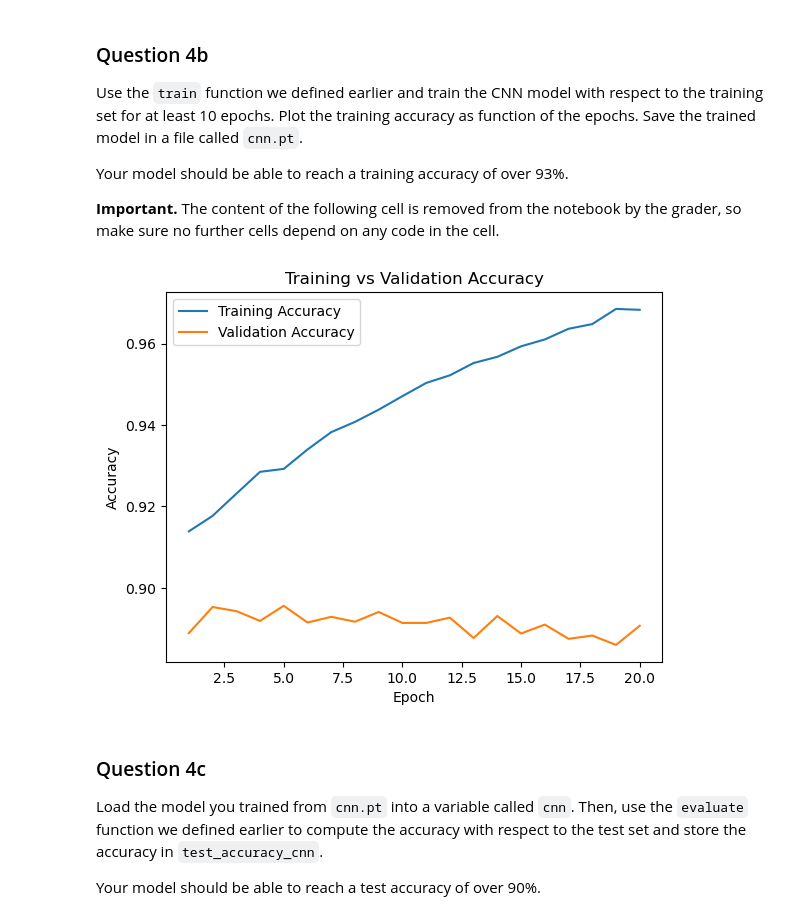
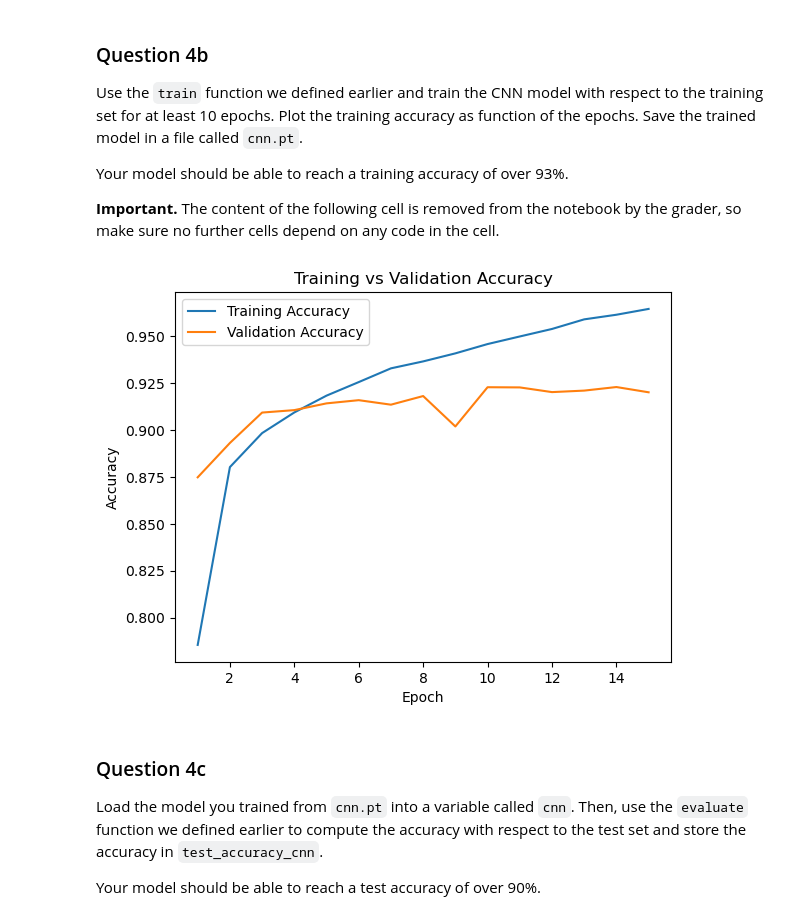
Before and after one commit to BoLaker/Data-Science-and-AI, a Jupyter notebook: assignment5_template.ipynb, the cells around one changed output. Saved outputs shown, nothing was run; the diff lists cells and outputs as text; code cells hidden in the pictures.

```diff
--- a/assignment5_template.ipynb
+++ b/assignment5_template.ipynb
@@ -244,7 +244,7 @@ This function will also be manually inspected by a TA.
 # Codegrade Tag Question2d
 # Do *not* remove the tag above
 
-def train(model, train_loader, val_loader, num_epochs, learning_rate=0.001):
+def train(model, train_loader, val_loader, num_epochs, learning_rate=0.0001):
     loss_fn = nn.CrossEntropyLoss()
     optimizer = optim.Adam(model.parameters(), lr=learning_rate)
 
@@ -469,16 +469,19 @@ class CNN(nn.Module):
         - dropout_probability: float, shared dropout probability for fully connected layers
         """
         super(CNN,self).__init__()
-        self.conv1 = nn.Conv2d(in_channels,conv1_channels,kernel_size,padding)
+        self.conv1 = nn.Conv2d(in_channels,conv1_channels,kernel_size=(3,3),padding=(1,1))
         self.bn1 = nn.BatchNorm2d(conv1_channels)
-        self.conv2 = nn.Conv2d(conv1_channels,conv2_channels, kernel_size,padding)
+        self.conv2 = nn.Conv2d(conv1_channels,conv2_channels, kernel_size=(3,3),padding=(1,1))
         self.bn2 = nn.BatchNorm2d(conv2_channels)
-        self.conv3 = nn.Conv2d(conv2_channels,conv3_channels,kernel_size,padding)
+        self.conv3 = nn.Conv2d(conv2_channels,conv3_channels,kernel_size=(3,3),padding=(1,1))
         self.bn3 = nn.BatchNorm2d(conv3_channels)
 
-        self.pool = nn.MaxPool2d(pool_size,pool_size)
+        self.pool1 = nn.MaxPool2d(kernel_size=2, stride=2)
+        self.pool2 = nn.MaxPool2d(kernel_size=2, stride=2)
+        self.pool3 = nn.MaxPool2d(kernel_size=2, stride=2)
         self.relu = nn.ReLU()
-        self.dropout = nn.Dropout(dropout_probability)
+        self.dropout1 = nn.Dropout(dropout_probability)
+        self.dropout2 = nn.Dropout(dropout_probability)
 
         self.flat_features = self.get_flat_size(in_sizes,in_channels)
         self.fc1 = nn.Linear(self.flat_features,fc1_size)
@@ -489,9 +492,9 @@ class CNN(nn.Module):
     def get_flat_size(self, in_sizes, in_channels):
         with torch.no_grad():
             x = torch.zeros(1, in_channels, in_sizes[0], in_sizes[1])
-            x = self.pool(self.relu(self.bn1(self.conv1(x))))
-            x = self.pool(self.relu(self.bn2(self.conv2(x))))
-            x = self.pool(self.relu(self.bn3(self.conv3(x))))
+            x = self.pool1(self.relu(self.bn1(self.conv1(x))))
+            x = self.pool2(self.relu(self.bn2(self.conv2(x))))
+            x = self.pool3(self.relu(self.bn3(self.conv3(x))))
             return x.numel()
 
 
@@ -499,14 +502,14 @@ class CNN(nn.Module):
         """
         Evaluates the network
         """
-        x = self.pool(self.relu(self.bn1(self.conv1(x))))
-        x = self.pool(self.relu(self.bn2(self.conv2(x))))
-        x = self.pool(self.relu(self.bn3(self.conv3(x))))
+        x = self.pool1(self.relu(self.bn1(self.conv1(x))))
+        x = self.pool2(self.relu(self.bn2(self.conv2(x))))
+        x = self.pool3(self.relu(self.bn3(self.conv3(x))))
         x = x.view(x.size(0), -1)
         x = self.relu(self.fc1(x))
-        x = self.dropout(x)
+        x = self.dropout1(x)
         x = self.relu(self.fc2(x))
-        x = self.dropout(x)
+        x = self.dropout2(x)
         x = self.out(x)
         return x
 
@@ -533,24 +536,24 @@ Your model should be able to reach a training accuracy of over 93%.
 # %%
 # Codegrade Tag Question4b
 # Do *not* remove the tag above
 
 train_losses, train_accuracies, val_losses, val_accuracies = train(
-    cnn, train_loader, val_loader, num_epochs=20
+    cnn, train_loader, val_loader, num_epochs=15, learning_rate=0.0005
 )
 
 torch.save(cnn.state_dict(), 'cnn.pt')
 
 epochs = range(1, len(train_accuracies) + 1)
 
 plt.plot(epochs, train_accuracies, label='Training Accuracy')
 plt.plot(epochs, val_accuracies,   label='Validation Accuracy')
 plt.xlabel('Epoch')
 plt.ylabel('Accuracy')
 plt.title('Training vs Validation Accuracy')
 plt.legend()
 plt.show()
 # %% [output]
-[figure, old version]
+[figure, new version]
 # %% [markdown]
 ### Question 4c
 
```
Also changed, not shown: parts of 1 cell of this notebook, 1 other file.
